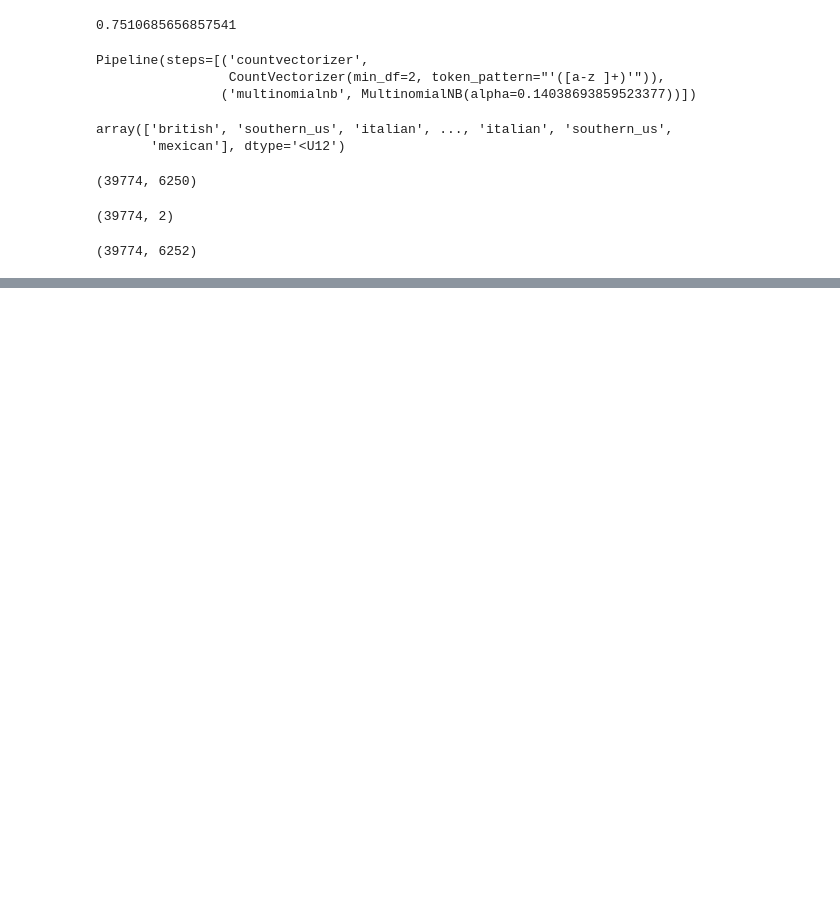
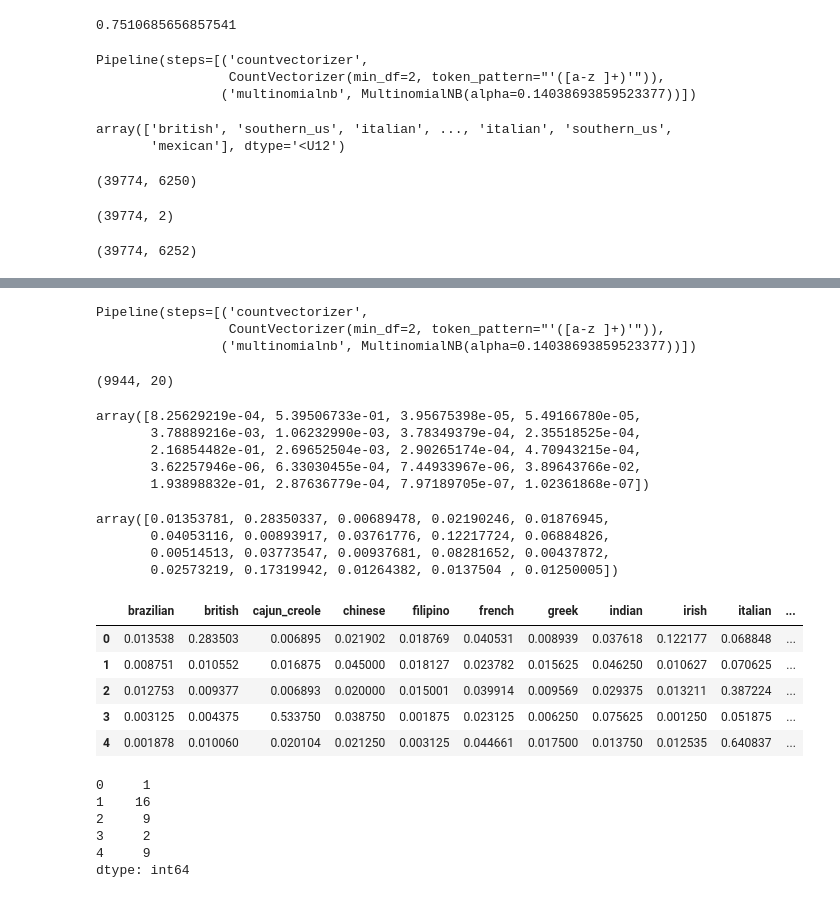
Before and after one commit to dehsheikh/Data_Science, a Jupyter notebook: NLP/06.ipynb, the cells around one changed output, grey strips where cells are left out. Saved outputs shown, nothing was run; the diff lists cells and outputs as text; code cells hidden in the pictures; blank space fills up the shorter version.

```diff
--- a/NLP/06.ipynb
+++ b/NLP/06.ipynb
@@ -184,0 +330,5 @@ X_dtm_manual.shape
+# %%
+X_new = new[feature_cols]
+# %%
+new_pred_prob_knn = knn.predict_proba(X_new)
+new_pred_prob_knn.shape
@@ -184,0 +347,53 @@ X_dtm_manual.shape
+# %%
+rand.best_estimator_
+# %% [output]
+Pipeline(steps=[('countvectorizer',
+                 CountVectorizer(min_df=2, token_pattern="'([a-z ]+)'")),
+                ('multinomialnb', MultinomialNB(alpha=0.14038693859523377))])
+# %%
+X_new = new["ingredients_str"]
+# %%
+new_pred_prob_rand = rand.predict_proba(X_new)
+new_pred_prob_rand.shape
+# %% [output]
+(9944, 20)
+# %%
+new_pred_prob_rand[0, :]
+# %% [output]
+array([8.25629219e-04, 5.39506733e-01, 3.95675398e-05, 5.49166780e-05,
+       3.78889216e-03, 1.06232990e-03, 3.78349379e-04, 2.35518525e-04,
+       2.16854482e-01, 2.69652504e-03, 2.90265174e-04, 4.70943215e-04,
+       3.62257946e-06, 6.33030455e-04, 7.44933967e-06, 3.89643766e-02,
+       1.93898832e-01, 2.87636779e-04, 7.97189705e-07, 1.02361868e-07])
+# %%
+#Ensembling(averaging) manually
+(new_pred_prob_rand[0, :] +
+ new_pred_prob_knn[0, :]) / 2
+# %% [output]
+array([0.01353781, 0.28350337, 0.00689478, 0.02190246, 0.01876945,
+       0.04053116, 0.00893917, 0.03761776, 0.12217724, 0.06884826,
+       0.00514513, 0.03773547, 0.00937681, 0.08281652, 0.00437872,
+       0.02573219, 0.17319942, 0.01264382, 0.0137504 , 0.01250005])
+# %%
+new_pred_prob = pd.DataFrame(
+    (new_pred_prob_rand + new_pred_prob_knn) / 2 ,
+    columns = knn.classes_)
+new_pred_prob.head()
+# %% [output]
+|  | brazilian | british | cajun_creole | chinese | filipino | french | greek | indian | irish | italian | ... |
+| 0 | 0.013538 | 0.283503 | 0.006895 | 0.021902 | 0.018769 | 0.040531 | 0.008939 | 0.037618 | 0.122177 | 0.068848 | ... |
+| 1 | 0.008751 | 0.010552 | 0.016875 | 0.045000 | 0.018127 | 0.023782 | 0.015625 | 0.046250 | 0.010627 | 0.070625 | ... |
+| 2 | 0.012753 | 0.009377 | 0.006893 | 0.020000 | 0.015001 | 0.039914 | 0.009569 | 0.029375 | 0.013211 | 0.387224 | ... |
+| 3 | 0.003125 | 0.004375 | 0.533750 | 0.038750 | 0.001875 | 0.023125 | 0.006250 | 0.075625 | 0.001250 | 0.051875 | ... |
+| 4 | 0.001878 | 0.010060 | 0.020104 | 0.021250 | 0.003125 | 0.044661 | 0.017500 | 0.013750 | 0.012535 | 0.640837 | ... |
+# %%
+#For each row, find the max
+new_pred_class = new_pred_prob.apply(np.argmax, axis = 1)
+new_pred_class.head()
+# %% [output]
+0     1
+1    16
+2     9
+3     2
+4     9
+dtype: int64
```
Also changed, not shown: parts of 27 cells of this notebook.
